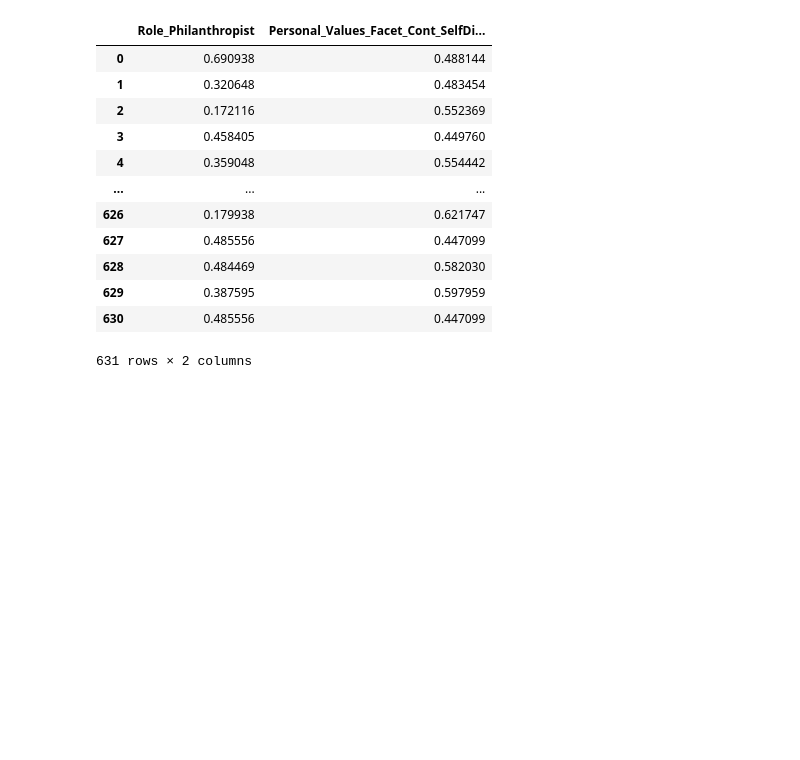
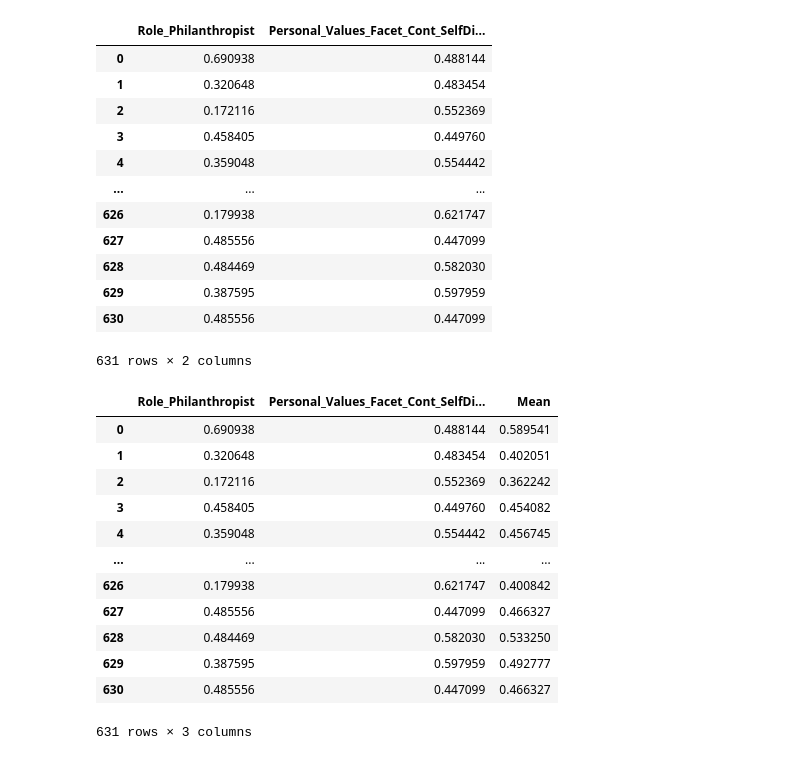
Before and after one commit to dindaslsbilla/coba, a Jupyter notebook: Untitled1.ipynb, the cells around one changed output. Saved outputs shown, nothing was run; the diff lists cells and outputs as text; code cells hidden in the pictures; blank space fills up the shorter version.

```diff
--- a/Untitled1.ipynb
+++ b/Untitled1.ipynb
@@ -792,3 +792,28 @@ maingames_rolephilanthropist
 631 rows × 2 columns
 # %%
 maingames_rolephilanthropist.to_csv('maingames_rolephilanthropist.csv')
+# %%
+rolephilanthropist_df=pd.read_csv('maingames_rolephilanthropist.csv')
+rolephilanthropist_df.mean(axis=0)
+rolephilanthropist_df.drop(columns=rolephilanthropist_df.columns[0],
+        axis=1,
+        inplace=True)
+rolephilanthropist_df.to_csv('maingames_rolephilanthropist.csv',index="False")
+mean_row=rolephilanthropist_df.mean(axis=1)
+rolephilanthropist_df['Mean']=mean_row
+rolephilanthropist_df.to_csv('maingames_rolephilanthropist.csv',index="False")
+rolephilanthropist_df
+# %% [output]
+|  | Role_Philanthropist | Personal_Values_Facet_Cont_SelfDi... | Mean |
+| 0 | 0.690938 | 0.488144 | 0.589541 |
+| 1 | 0.320648 | 0.483454 | 0.402051 |
+| 2 | 0.172116 | 0.552369 | 0.362242 |
+| 3 | 0.458405 | 0.449760 | 0.454082 |
+| 4 | 0.359048 | 0.554442 | 0.456745 |
+| ... | ... | ... | ... |
+| 626 | 0.179938 | 0.621747 | 0.400842 |
+| 627 | 0.485556 | 0.447099 | 0.466327 |
+| 628 | 0.484469 | 0.582030 | 0.533250 |
+| 629 | 0.387595 | 0.597959 | 0.492777 |
+| 630 | 0.485556 | 0.447099 | 0.466327 |
+631 rows × 3 columns
```
Also changed, not shown: parts of 3 cells of this notebook, 2 other files.
